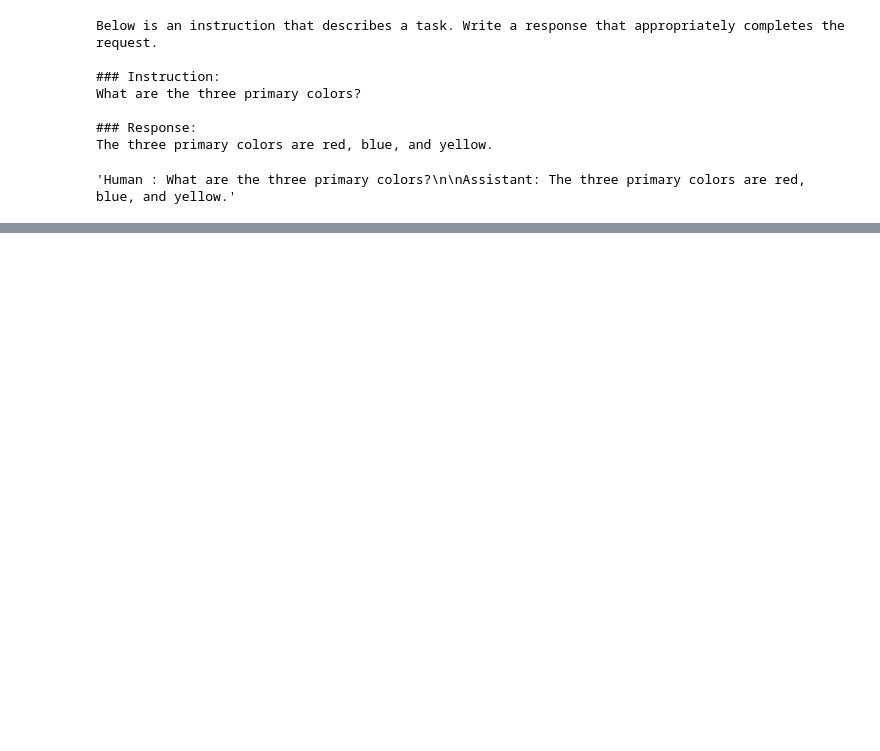
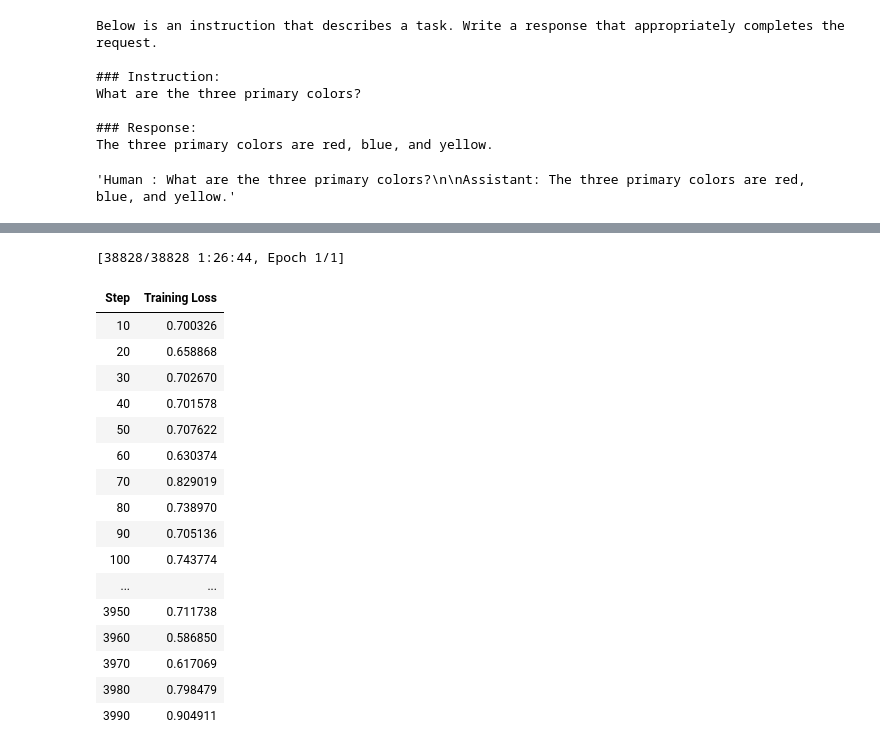
Before and after one commit to Cosminius/Transformers-for-NLP-and-Chatbots, a Jupyter notebook: FineTuneWithTRL.ipynb, the cells around one changed output, grey strips where cells are left out. Drawn from its saved outputs; the diff is of its cells as text; code cells hidden in the pictures; blank space fills up the shorter version.

```diff
--- a/FineTuneWithTRL.ipynb
+++ b/FineTuneWithTRL.ipynb
@@ -79,0 +95,33 @@ print(pref_dataset[2]["rejected"].strip())
+# %%
+gpt2_tokenizer = AutoTokenizer.from_pretrained('gpt2')
+# %%
+dpo_model_dir = "./my_gpt2_sft_alpaca_dpo_hh_rlhf"
+training_args = DPOConfig(
+    output_dir = dpo_model_dir, max_length=512, per_device_train_batch_size=4,
+    num_train_epochs=1, save_steps=15_000, logging_steps=10, learning_rate= 2e-5
+)
+gpt2_tokenizer.pad_token = gpt2_tokenizer.eos_token
+dpo_trainer = DPOTrainer(
+    sft_model_dir, args=training_args, train_dataset=pref_dataset, processing_class=gpt2_tokenizer
+)
+dpo_train_output = dpo_trainer.train()
+dpo_trainer.model.save_pretrained(dpo_model_dir)
+# %% [output]
+[38828/38828 1:26:44, Epoch 1/1]
+| Step | Training Loss |
+| 10 | 0.700326 |
+| 20 | 0.658868 |
+| 30 | 0.702670 |
+| 40 | 0.701578 |
+| 50 | 0.707622 |
+| 60 | 0.630374 |
+| 70 | 0.829019 |
+| 80 | 0.738970 |
+| 90 | 0.705136 |
+| 100 | 0.743774 |
+| ... | ... |
+| 3950 | 0.711738 |
+| 3960 | 0.586850 |
+| 3970 | 0.617069 |
+| 3980 | 0.798479 |
+| 3990 | 0.904911 |
```
Also changed, not shown: parts of 4 cells of this notebook, 2 other files.
